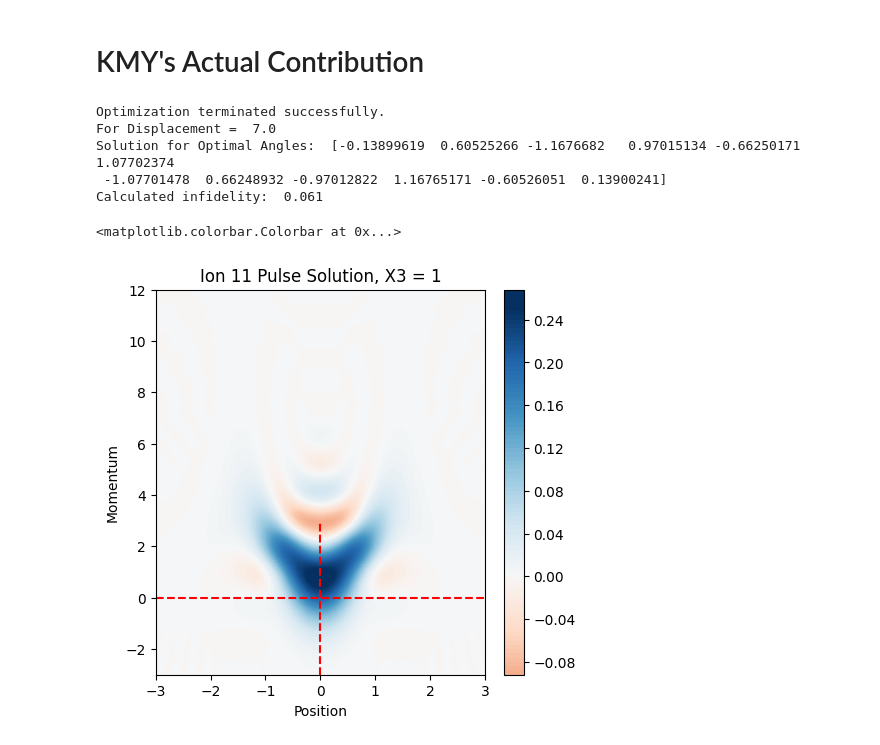
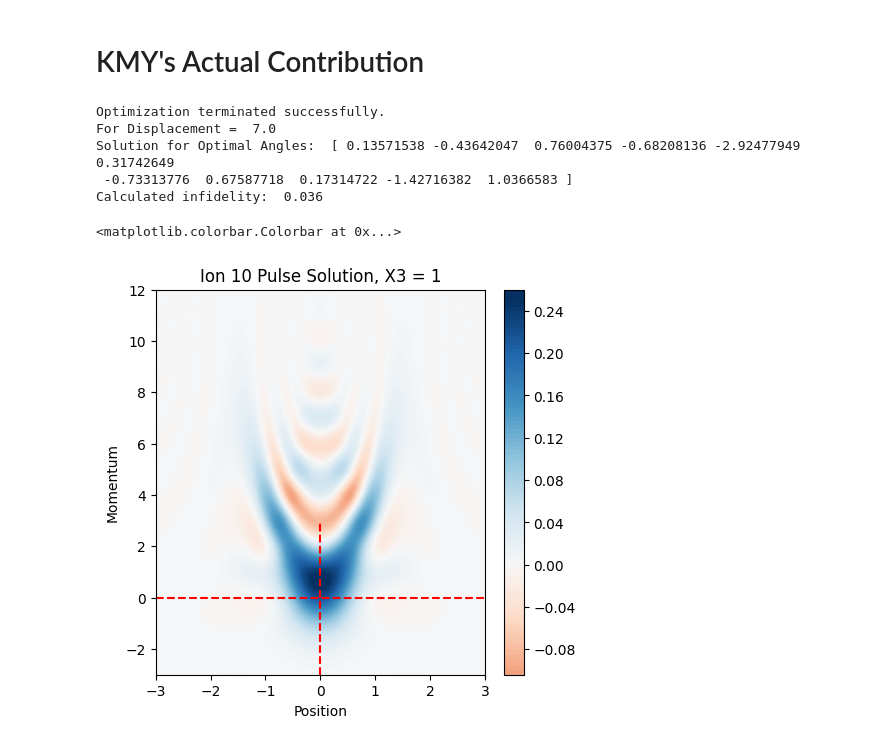
Before and after one commit to muyoungRand/sims, a Jupyter notebook: cubic_phase_gate_nicer.ipynb, the cells around one changed output. Saved outputs shown, nothing was run; the diff lists cells and outputs as text; code cells hidden in the pictures.

```diff
--- a/cubic_phase_gate_nicer.ipynb
+++ b/cubic_phase_gate_nicer.ipynb
@@ -304,25 +187,23 @@ def pulse_ion(initial_state, angle, pulse_time, detuning, init = False):
     """
     H1 = angle * sY
     H2 = ion_displace
+
     args["bsb_detuning"] = -detuning
     args["rsb_detuning"] = detuning
+    args['omega'] = pulse_time /np.sqrt(2)
 
     if init == True: # Initial (phi_0) carrier rotation
-        output = mesolve(H = H1, rho0 = initial_state, tlist = [0.0, 1.0], args = args, options = options)
-        rho1 = output.states[-1]
+        output = mesolve(H = H1, rho0 = initial_state, tlist = [0.0, 1.0], args = args, options = options).states[-1]
 
-        return rho1
+        return output
 
     else: # All other terms -> The terms in brackets in equation above
-        output = mesolve(H = H1, rho0 = initial_state, tlist = [0.0, 1.0], args = args, options = options)
-        rho1 = output.states[-1]
+        output = mesolve(H = H2, rho0 = initial_state, tlist = [0.0, 1.0], args = args, options = options).states[-1]
 
-        output2 = mesolve(H = H2, rho0 = rho1, tlist = [0.0, pulse_time], args = args, options = options)
-        rho2 = output2.states[-1]
+        output2 = mesolve(H = H1, rho0 = output, tlist = [0.0, 1.0], args = args, options = options).states[-1]
 
-        return rho2
+        return output2
 
-# Begin in +i state since conditional-PauliY displacement
 initial_state = tensor((basis(2,0) + basis(2,1)), basis(nMax, 0))
 
 for i in pulse_seq: # Iterative Evolution over rho
@@ -453,19 +334,19 @@ from gen_cubic_phase_sequence import generate_cubic_sequence as generator
 
 pulse_time = 1.0
 
-pulse_number = 11
+pulse_number = 10
 displacement = 7.0
 
 pulse_seq = generator(pulse_time, pulse_number, displacement)
 # %% [output]
 Optimization terminated successfully.
 For Displacement =  7.0
-Solution for Optimal Angles:  [-0.13899619  0.60525266 -1.1676682   0.97015134 -0.66250171  1.07702374
- -1.07701478  0.66248932 -0.97012822  1.16765171 -0.60526051  0.13900241]
-Calculated infidelity:  0.061
+Solution for Optimal Angles:  [ 0.13571538 -0.43642047  0.76004375 -0.68208136 -2.92477949  0.31742649
+ -0.73313776  0.67587718  0.17314722 -1.42716382  1.0366583 ]
+Calculated infidelity:  0.036
 # %%
 # Highest Fock state
-nMax = 100
+nMax = 200
 
 xvec = np.linspace(-3, 3, 200)
 pvec = np.linspace(-3, 12, 200)
@@ -480,9 +361,6 @@ sZ = tensor(sigmaz(), qeye(nMax))
 sM = tensor(destroy(2), qeye(nMax))
 
 # -------------------- Setup Operators -------------------- #
-detuning = 0
-omega = 1/np.sqrt(2)
-
 rsb = a * sM.dag()
 def rsb_coeff(t, args):
     return args['omega'] * np.exp(1j * args['rsb_phase']) * np.exp(-1j * args['rsb_detuning'] * t)
@@ -499,7 +377,7 @@ bsbp = a * sM
 def bsbp_coeff(t, args):
     return args['omega'] * np.exp(-1j * args['bsb_phase']) * np.exp(1j * args['bsb_detuning'] * t)
 
-args = {"omega": omega, "rsb_detuning": detuning, "bsb_detuning": -detuning, "rsb_phase": 0, "bsb_phase": 0}
+args = {"omega":  1/np.sqrt(2), "rsb_detuning": 0, "bsb_detuning": 0, "rsb_phase": 0, "bsb_phase": 0}
 
 ion_displace = [
     [rsb, rsb_coeff], [rsbp, rsbp_coeff], [bsb, bsb_coeff], [bsbp, bsbp_coeff]
@@ -510,52 +388,51 @@ def pulse_ion(initial_state, angle, pulse_time, init = False):
     H1 = angle * sY
     H2 = ion_displace
 
+    args['omega'] = pulse_time /np.sqrt(2)
+
     if init == True: # Initial (phi_0) carrier rotation
-        output = mesolve(H = H1, rho0 = initial_state, tlist = [0.0, 1.0], args = args, options = options)
-        rho1 = output.states[-1]
+        output = mesolve(H = H1, rho0 = initial_state, tlist = [0.0, 1.0], args = args, options = options).states[-1]
 
-        return rho1
+        return output
 
     else: # All other terms -> The terms in brackets in equation above
-        output = mesolve(H = H2, rho0 = initial_state, tlist = [0.0, 1.0], args = args, options = options)
-        rho1 = output.states[-1]
+        output = mesolve(H = H2, rho0 = initial_state, tlist = [0.0, 1.0], args = args, options = options).states[-1]
 
-        output2 = mesolve(H = H1, rho0 = rho1, tlist = [0.0, pulse_time], args = args, options = options)
-        rho2 = output2.states[-1]
+        output2 = mesolve(H = H1, rho0 = output, tlist = [0.0, 1.0], args = args, options = options).states[-1]
 
-        return rho2
+        return output2
 
 # Begin in + state since conditional-PauliX displacement
 initial_state = tensor((basis(2,0) + basis(2,1)), basis(nMax, 0))
 
 for i in pulse_seq: # Iterative Evolution over rho
     if i == pulse_seq[0]: # Initial pulse
         rho  = pulse_ion(initial_state = initial_state, angle = i, pulse_time = pulse_time, init = True)
 
     else:
         rho = pulse_ion(initial_state = rho, angle = i, pulse_time = pulse_time, init = False)
 
 rho_ion = mesolve(H = -7 * x, rho0 = rho, tlist = [0.0, 1.0], options = options).states[-1]
 motion_ion = ptrace(rho_ion, 1)
 
 wigner_ion = wigner(motion_ion, xvec, pvec)
 
 # -------------------- Plot Results -------------------- #
 fig, ax = plt.subplots(1, 1, figsize=(5, 5))
 
 # Lines to show center of Wigner Function (just for convenience)
 ax.vlines(0, ymin = -3, ymax = 3, colors = 'r', linestyles = 'dashed')
 ax.hlines(0, xmin = -3, xmax = 3, colors = 'r', linestyles = 'dashed')
 
 im = ax.contourf(xvec, pvec, wigner_ion, 100, norm=mpl.colors.Normalize(-.25,.25), cmap=plt.get_cmap('RdBu'))
 ax.set_title("Ion " + str(pulse_number) + " Pulse Solution, X3 = 1")
 ax.set_xlabel("Position")
 ax.set_ylabel("Momentum")
 
 fig.colorbar(im, ax=ax, fraction=.1)
 # %% [output]
 <matplotlib.colorbar.Colorbar at 0x...>
-[figure, old version]
+[figure, new version]
 # %%
 """ # For plotting
 radius = np.linspace(0.001, 3.0, 101)
```
Also changed, not shown: parts of 14 cells of this notebook.
